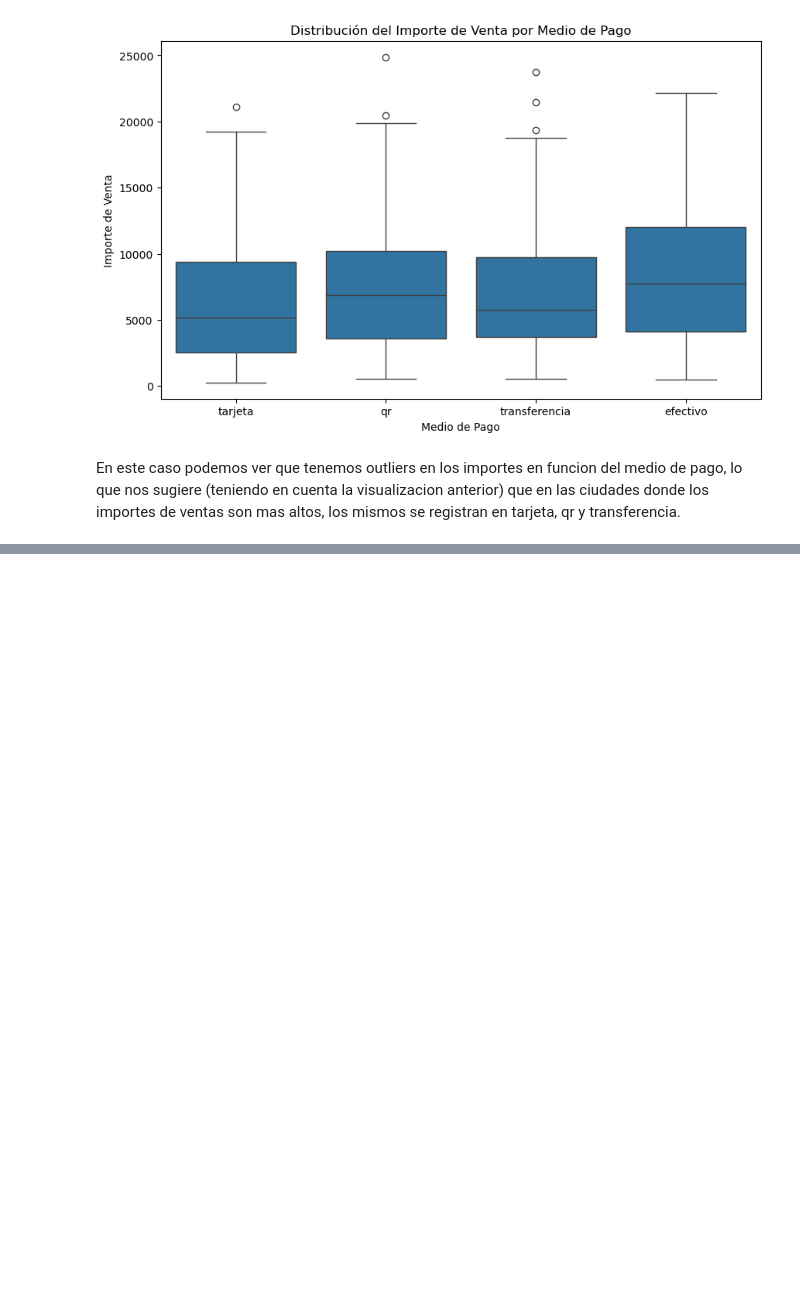
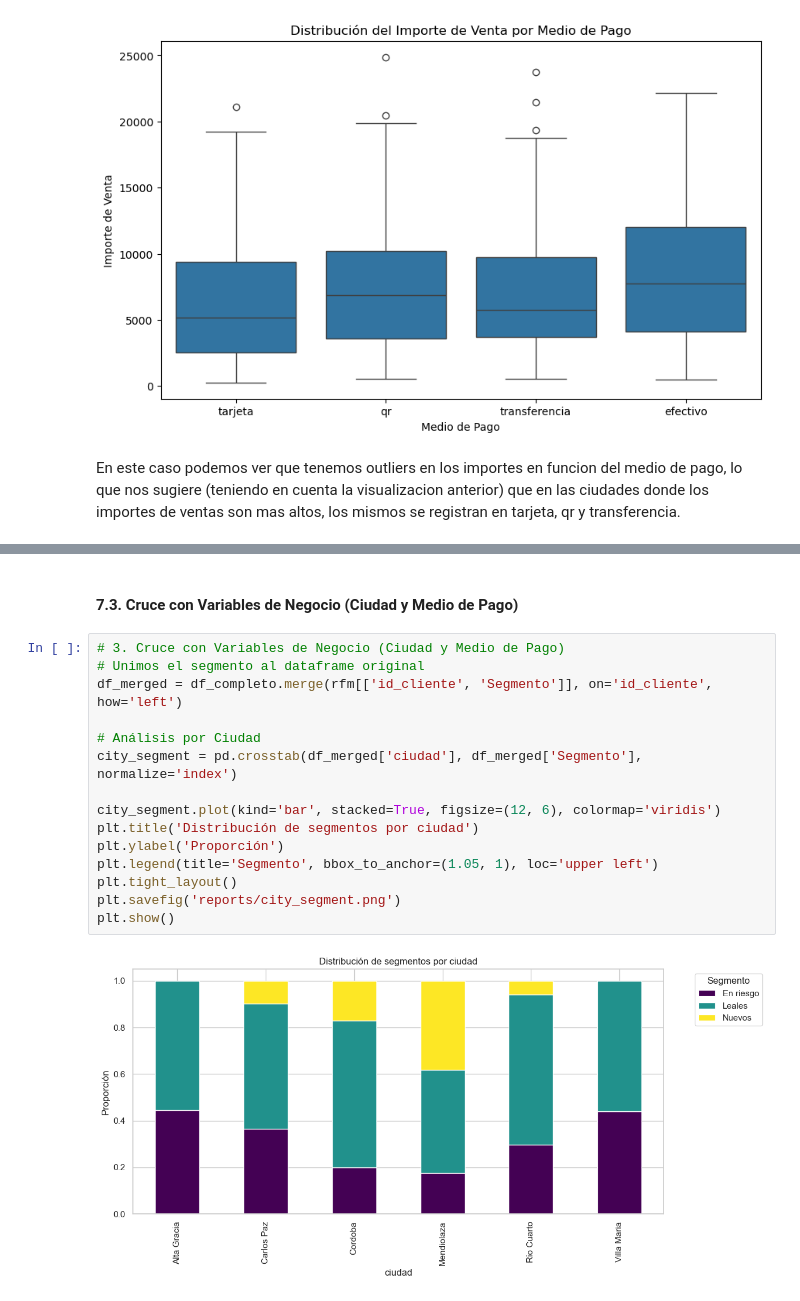
Before and after one commit to javdlg/analisis-ml-tienda-minorista, a Jupyter notebook: analisis-ml-tienda-minorista.ipynb, the cells around one changed output, grey strips where cells are left out. Saved outputs shown, nothing was run; the diff lists cells and outputs as text; blank space fills up the shorter version.

```diff
--- a/analisis-ml-tienda-minorista.ipynb
+++ b/analisis-ml-tienda-minorista.ipynb
@@ -747,0 +928,19 @@ En este caso podemos ver que tenemos outliers en los importes en funcion del med
+# %% [markdown]
+#### 7.3. Cruce con Variables de Negocio (Ciudad y Medio de Pago)
+# %%
+# 3. Cruce con Variables de Negocio (Ciudad y Medio de Pago)
+# Unimos el segmento al dataframe original
+df_merged = df_completo.merge(rfm[['id_cliente', 'Segmento']], on='id_cliente', how='left')
+
+# Análisis por Ciudad
+city_segment = pd.crosstab(df_merged['ciudad'], df_merged['Segmento'], normalize='index')
+
+city_segment.plot(kind='bar', stacked=True, figsize=(12, 6), colormap='viridis')
+plt.title('Distribución de segmentos por ciudad')
+plt.ylabel('Proporción')
+plt.legend(title='Segmento', bbox_to_anchor=(1.05, 1), loc='upper left')
+plt.tight_layout()
+plt.savefig('reports/city_segment.png')
+plt.show()
+# %% [output]
+[figure, added]
```
Also changed, not shown: parts of 18 cells of this notebook, 12 other files.
